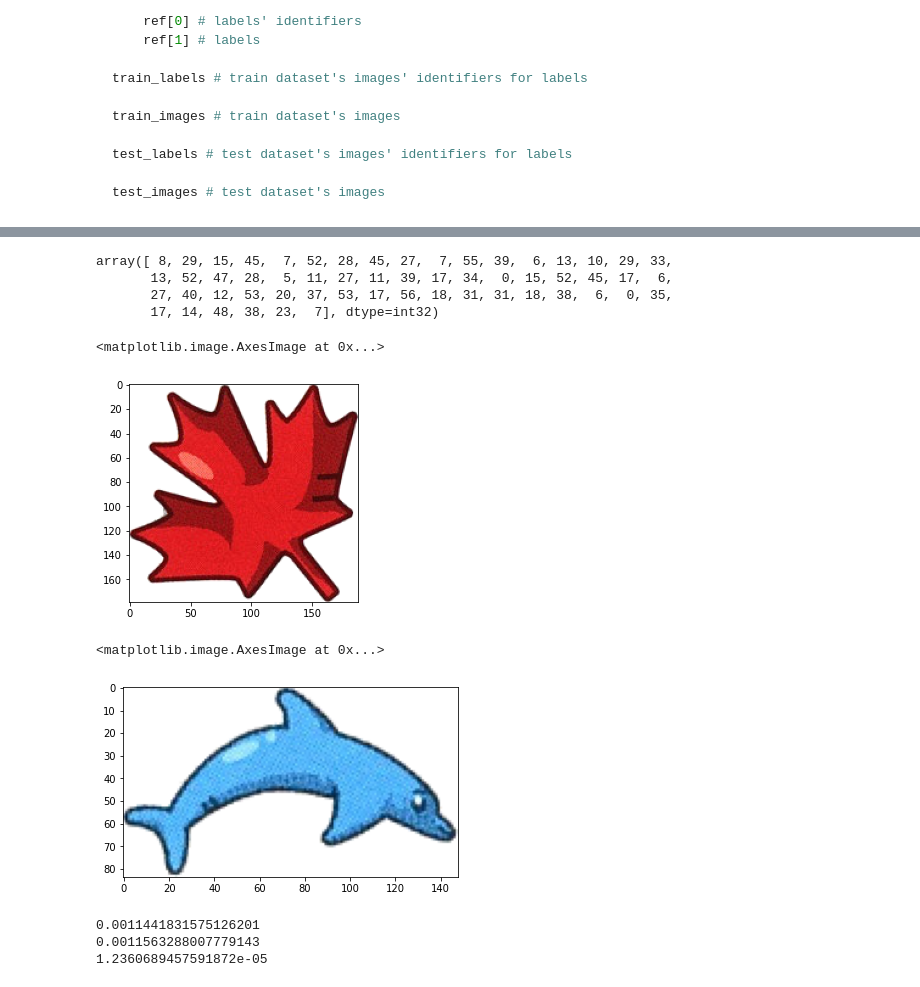
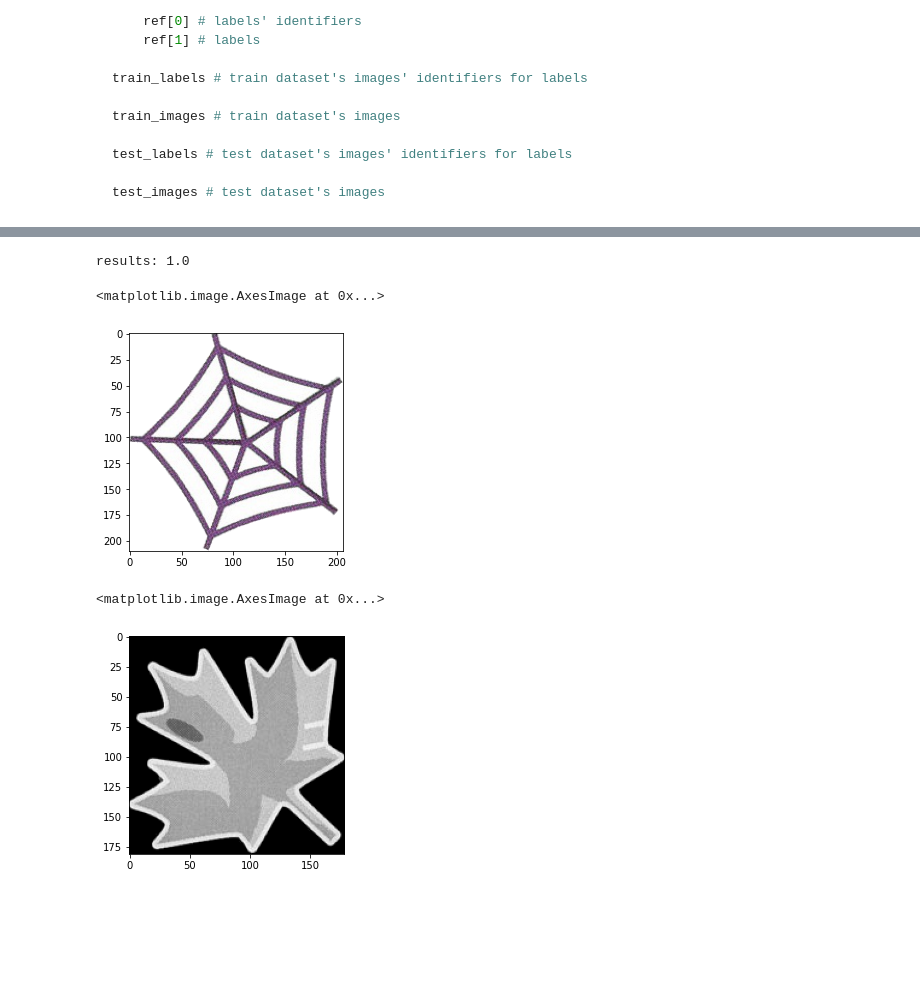
Before and after one commit to Paulopacads/IML_Dobble, a Jupyter notebook: Paul.ipynb, the cells around one changed output, grey strips where cells are left out. Drawn from its saved outputs; the diff is of its cells as text; code cells hidden in the pictures; blank space fills up the shorter version.

```diff
--- a/Paul.ipynb
+++ b/Paul.ipynb
@@ -384,29 +360,22 @@ km = KMeans(n_clusters = len(ref[0]), max_iter = 10000).fit(train_moments)
 # %%
-km.predict(test_moments)
+res = km.predict(test_moments)
-# %% [output]
-array([ 8, 29, 15, 45,  7, 52, 28, 45, 27,  7, 55, 39,  6, 13, 10, 29, 33,
-       13, 52, 47, 28,  5, 11, 27, 11, 39, 17, 34,  0, 15, 52, 45, 17,  6,
-       27, 40, 12, 53, 20, 37, 53, 17, 56, 18, 31, 31, 18, 38,  6,  0, 35,
-       17, 14, 48, 38, 23,  7], dtype=int32)
+# %%
+count = 0.
+for ii in range(test_labels.size):
+    if (test_labels[ii] != res[ii]):
+        count += 1
+        print(ii, test_labels[ii], '->', res[ii])
+
+print('results:', 1 - count / test_labels.size)
+# %% [output]
+results: 1.0
 # %%
-plt.imshow(test_images[3])
+plt.imshow(test_images[20])
 # %% [output]
 <matplotlib.image.AxesImage at 0x...>
-[figure, old version]
+[figure, new version]
 # %%
-plt.imshow(test_images[7])
+plt.imshow(inverted(grayscale(test_images[11])), cmap = 'gray')
 # %% [output]
 <matplotlib.image.AxesImage at 0x...>
-[figure, old version]
+[figure, new version]
-# %%
-H1 = (hu_moments_opt(test_images[0]))
-H2 = (hu_moments_opt(test_images[3]))
-H3 = (hu_moments_opt(test_images[7]))
-
-print(compute_moments_diff(H1, H2))
-print(compute_moments_diff(H1, H3))
-print(compute_moments_diff(H2, H3))
-# %% [output]
-0.0011441831575126201
-0.0011563288007779143
-1.2360689457591872e-05
```
Also changed, not shown: parts of 17 cells of this notebook.
